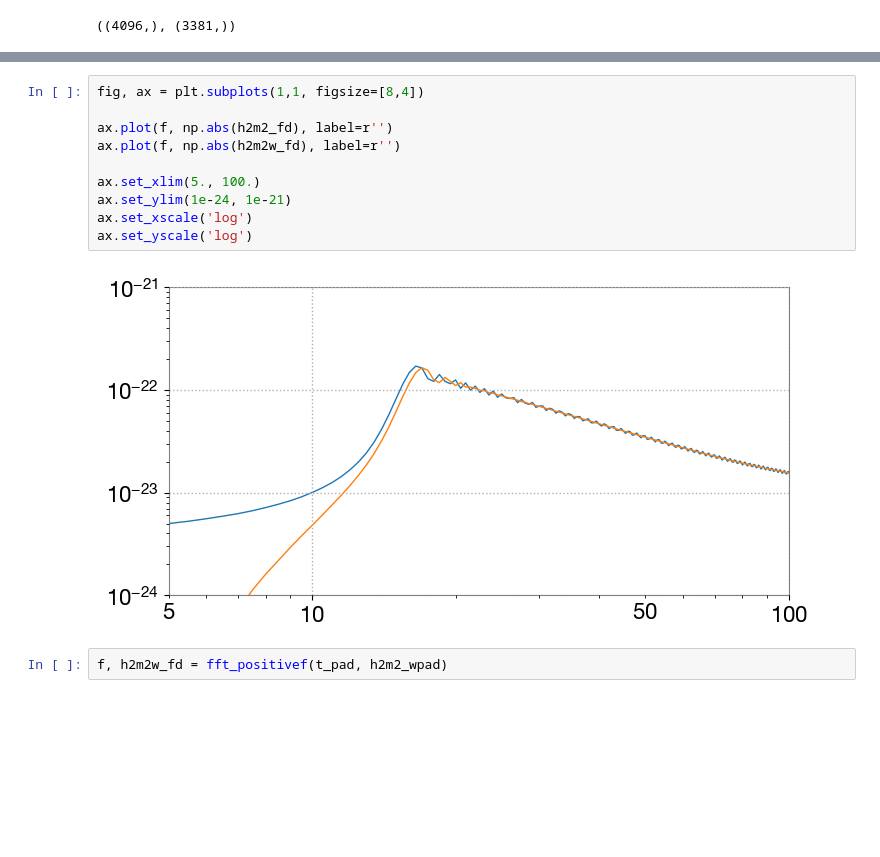
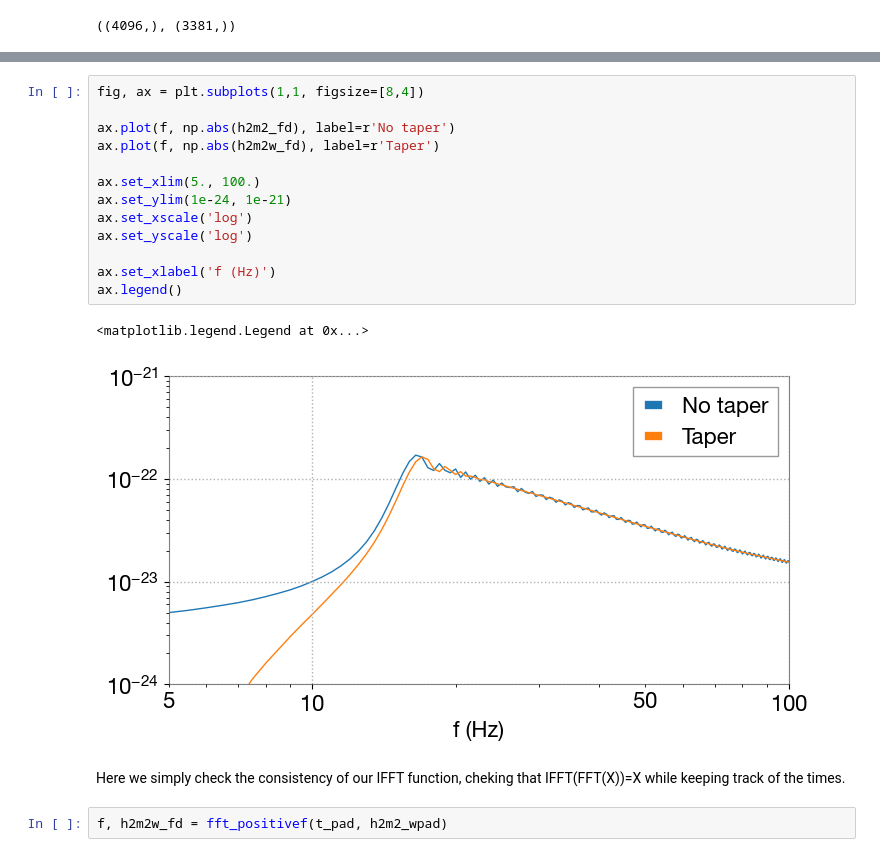
Before and after one commit to SylvainMarsat/gwda_tutorial, a Jupyter notebook: tutorial_1.ipynb, the cells around one changed output, grey strips where cells are left out. Saved outputs shown, nothing was run; the diff lists cells and outputs as text; blank space fills up the shorter version.

```diff
--- a/tutorial_1.ipynb
+++ b/tutorial_1.ipynb
@@ -539,15 +561,21 @@ ax.set_yscale('log')
 # %%
 fig, ax = plt.subplots(1,1, figsize=[8,4])
 
-ax.plot(f, np.abs(h2m2_fd), label=r'')
-ax.plot(f, np.abs(h2m2w_fd), label=r'')
+ax.plot(f, np.abs(h2m2_fd), label=r'No taper')
+ax.plot(f, np.abs(h2m2w_fd), label=r'Taper')
 
 ax.set_xlim(5., 100.)
 ax.set_ylim(1e-24, 1e-21)
 ax.set_xscale('log')
 ax.set_yscale('log')
+
+ax.set_xlabel('f (Hz)')
+ax.legend()
 # %% [output]
+<matplotlib.legend.Legend at 0x...>
-[figure, old version]
+[figure, new version]
+# %% [markdown]
+Here we simply check the consistency of our IFFT function, cheking that IFFT(FFT(X))=X while keeping track of the times.
 # %%
 f, h2m2w_fd = fft_positivef(t_pad, h2m2_wpad)
 # %%
```
Also changed, not shown: parts of 14 cells of this notebook.
